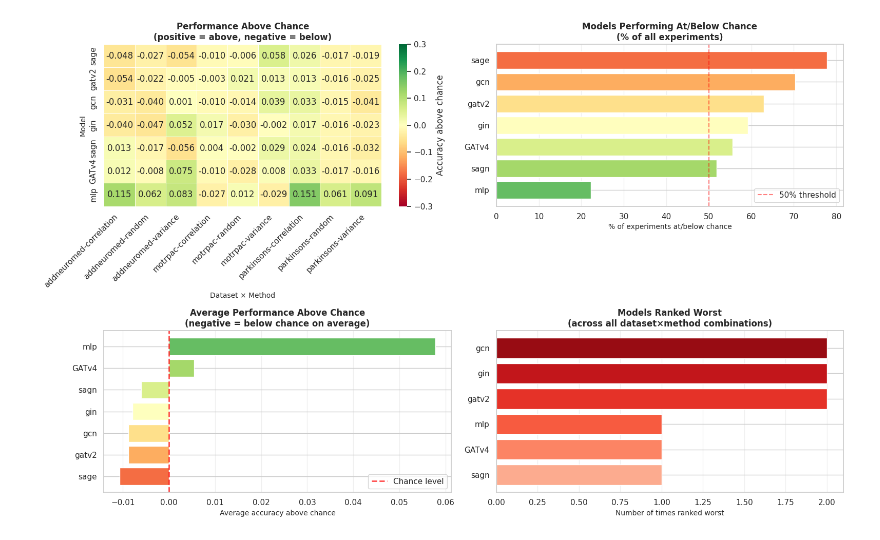
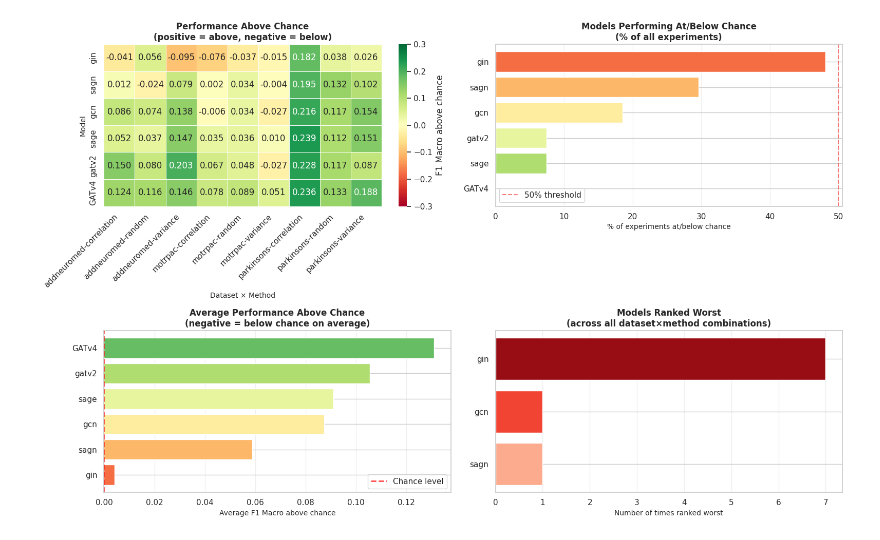
Before and after one commit to geometric-intelligence/ogbench, a Jupyter notebook: tutorials/final_results.ipynb, the cells around one changed output. Cells and saved outputs as stored; diff of their text form; code cells hidden in the pictures.

```diff
--- a/tutorials/final_results.ipynb
+++ b/tutorials/final_results.ipynb
@@ -422,7 +883,7 @@ for model_name in sorted(agg_df["model_name"].dropna().unique()):
     ax = sns.lineplot(
         data=sub,
         x="node_sample_ratio",
-        y="test_acc",
+        y="test_f1_macro",
         hue="data_name",        # <-- color = dataset
         style="method",         # <-- line style = method
         markers=True,
@@ -435,8 +896,8 @@ for model_name in sorted(agg_df["model_name"].dropna().unique()):
     for (data_name, method), grp in sub.groupby(["data_name", "method"]):
         ax.errorbar(
             grp["node_sample_ratio"],
-            grp["test_acc"],
-            yerr=grp["test_acc_std"],
+            grp["test_f1_macro"],
+            yerr=grp["test_f1_macro_std"],
             fmt="none",
             capsize=3,
             alpha=0.6,
@@ -471,9 +932,9 @@ for model_name in sorted(agg_df["model_name"].dropna().unique()):
     ax.set_xlim(xlim)
     ax.set_ylim(ylim)
 
-    ax.set_title(f"{model_name}: Test accuracy vs node sample ratio")
+    ax.set_title(f"{model_name}: Test F1 Macro vs node sample ratio")
     ax.set_xlabel("Node sample ratio")
-    ax.set_ylabel("Test accuracy")
+    ax.set_ylabel("Test F1 Macro")
     ax.legend(
         bbox_to_anchor=(1.02, 1),
         loc="upper left",
@@ -496,15 +956,15 @@ for model_name in sorted(agg_df["model_name"].dropna().unique()):
 
 # Add random chance baseline to each row
 agg_df["random_chance"] = agg_df["data_name"].map(random_chance_by_dataset)
-agg_df["above_chance"] = agg_df["test_acc"] > agg_df["random_chance"]
-agg_df["below_chance"] = agg_df["test_acc"] < agg_df["random_chance"]
-agg_df["at_or_below_chance"] = agg_df["test_acc"] <= agg_df["random_chance"]
-agg_df["acc_above_chance"] = agg_df["test_acc"] - agg_df["random_chance"]
+agg_df["above_chance"] = agg_df["test_f1_macro"] > agg_df["random_chance"]
+agg_df["below_chance"] = agg_df["test_f1_macro"] < agg_df["random_chance"]
+agg_df["at_or_below_chance"] = agg_df["test_f1_macro"] <= agg_df["random_chance"]
+agg_df["f1_above_chance"] = agg_df["test_f1_macro"] - agg_df["random_chance"]
 
 # Summary statistics per model
 model_summary = agg_df.groupby("model_name").agg({
-    "test_acc": ["mean", "std", "min", "max"],
-    "acc_above_chance": ["mean", "std", "min"],
+    "test_f1_macro": ["mean", "std", "min", "max"],
+    "f1_above_chance": ["mean", "std", "min"],
     "at_or_below_chance": "sum",
     "below_chance": "sum",
 }).round(4)
@@ -523,10 +983,10 @@ model_summary["pct_below_chance"] = (
     model_summary["at_or_below_chance_sum"] / model_summary["total_experiments"] * 100
 ).round(2)
 
-model_summary = model_summary.sort_values("acc_above_chance_mean")
+model_summary = model_summary.sort_values("f1_above_chance_mean")
 
 print("=" * 80)
-print("MODEL PERFORMANCE SUMMARY (sorted by avg performance above chance)")
+print("MODEL PERFORMANCE SUMMARY (sorted by avg F1 Macro above chance)")
 print("=" * 80)
 print(model_summary.to_string())
 print("\n")
@@ -537,7 +997,7 @@ fig = plt.figure(figsize=(16, 10))
 # 1. Heatmap: Performance relative to chance across datasets and methods
 ax1 = plt.subplot(2, 2, 1)
 pivot_data = agg_df.pivot_table(
-    values="acc_above_chance",
+    values="f1_above_chance",
     index="model_name",
     columns=["data_name", "method"],
     aggfunc="mean"
@@ -552,7 +1012,7 @@ sns.heatmap(
     center=0,
     vmin=-0.3,
     vmax=0.3,
-    cbar_kws={"label": "Accuracy above chance"},
+    cbar_kws={"label": "F1 Macro above chance"},
     ax=ax1,
     linewidths=0.5,
 )
@@ -576,12 +1036,12 @@ ax2.grid(axis="x", alpha=0.3)
 
 # 3. Bar chart: Average performance above chance per model
 ax3 = plt.subplot(2, 2, 3)
-avg_above_chance = model_summary["acc_above_chance_mean"].sort_values(ascending=True)
+avg_above_chance = model_summary["f1_above_chance_mean"].sort_values(ascending=True)
 colors = plt.cm.RdYlGn(np.linspace(0.2, 0.8, len(avg_above_chance)))
 bars = ax3.barh(range(len(avg_above_chance)), avg_above_chance.values, color=colors)
 ax3.set_yticks(range(len(avg_above_chance)))
 ax3.set_yticklabels(avg_above_chance.index)
-ax3.set_xlabel("Average accuracy above chance", fontsize=10)
+ax3.set_xlabel("Average F1 Macro above chance", fontsize=10)
 ax3.set_title("Average Performance Above Chance\n(negative = below chance on average)", fontsize=12, fontweight="bold")
 ax3.axvline(x=0, color="red", linestyle="--", linewidth=2, alpha=0.7, label="Chance level")
 ax3.legend()
@@ -592,7 +1052,7 @@ ax4 = plt.subplot(2, 2, 4)
 worst_counts = {}
 for (data_name, method), group in agg_df.groupby(["data_name", "method"]):
     if len(group) > 0:
-        worst_model = group.loc[group["test_acc"].idxmin(), "model_name"]
+        worst_model = group.loc[group["test_f1_macro"].idxmin(), "model_name"]
         worst_counts[worst_model] = worst_counts.get(worst_model, 0) + 1
 
 worst_df = pd.Series(worst_counts).sort_values(ascending=True)
@@ -625,11 +1085,64 @@ if len(worst_df) > 0:
         print(f"  - {model}: worst in {count} dataset×method combinations")
 
 print(f"\nModels with negative average performance above chance:")
-negative_avg = model_summary[model_summary["acc_above_chance_mean"] < 0]
+negative_avg = model_summary[model_summary["f1_above_chance_mean"] < 0]
 if len(negative_avg) > 0:
     for model, row in negative_avg.iterrows():
-        print(f"  - {model}: avg {row['acc_above_chance_mean']:.4f} above chance")
+        print(f"  - {model}: avg {row['f1_above_chance_mean']:.4f} above chance")
 else:
     print("  None")
+
+# ============================================================================
+# DETAILED BREAKDOWN: Performance by dataset and method
+# ============================================================================
+print("\n" + "=" * 80)
+print("DETAILED BREAKDOWN: Performance by Dataset and Method")
+print("=" * 80)
+
+# For each model, show performance breakdown by dataset and method
+for model_name in sorted(agg_df["model_name"].dropna().unique()):
+    model_data = agg_df[agg_df["model_name"] == model_name].copy()
+    model_data["above_chance"] = model_data["test_f1_macro"] > model_data["random_chance"]
+    model_data["below_chance"] = model_data["test_f1_macro"] < model_data["random_chance"]
+
+    print(f"\n{model_name.upper()}:")
+    print("-" * 60)
+
+    # Overall stats
+    total = len(model_data)
+    below = model_data["below_chance"].sum()
+    at_or_below = (model_data["test_f1_macro"] <= model_data["random_chance"]).sum()
+    avg_f1 = model_data["test_f1_macro"].mean()
+    avg_above_chance = model_data["f1_above_chance"].mean()
+
+    print(f"  Overall: {at_or_below}/{total} ({100*at_or_below/total:.1f}%) at/below chance")
+    print(f"  Average F1 Macro: {avg_f1:.4f} (avg above chance: {avg_above_chance:.4f})")
+
+    # Breakdown by dataset
+    print(f"  By Dataset:")
+    for data_name in sorted(model_data["data_name"].dropna().unique()):
+        sub = model_data[model_data["data_name"] == data_name]
+        random_chance = sub["random_chance"].iloc[0]
+        below_count = (sub["test_f1_macro"] < random_chance).sum()
+        at_or_below_count = (sub["test_f1_macro"] <= random_chance).sum()
+        avg_f1_ds = sub["test_f1_macro"].mean()
+        print(f"    {data_name}: {at_or_below_count}/{len(sub)} at/below chance, avg F1={avg_f1_ds:.4f} (chance={random_chance:.4f})")
+
+    # Breakdown by method
+    print(f"  By Method:")
+    for method in sorted(model_data["method"].dropna().unique()):
+        sub = model_data[model_data["method"] == method]
+        below_count = sub["below_chance"].sum()
+        at_or_below_count = (sub["test_f1_macro"] <= sub["random_chance"]).sum()
+        avg_f1_method = sub["test_f1_macro"].mean()
+        print(f"    {method}: {at_or_below_count}/{len(sub)} at/below chance, avg F1={avg_f1_method:.4f}")
+
+    # Worst performing combinations
+    model_data["f1_above_chance"] = model_data["test_f1_macro"] - model_data["random_chance"]
+    worst_combos = model_data.nsmallest(3, "f1_above_chance")[["data_name", "method", "node_sample_ratio", "test_f1_macro", "f1_above_chance"]]
+    if len(worst_combos) > 0:
+        print(f"  Worst 3 combinations:")
+        for idx, row in worst_combos.iterrows():
+            print(f"    {row['data_name']} × {row['method']} × ratio={row['node_sample_ratio']:.2f}: F1={row['test_f1_macro']:.4f} (above chance: {row['f1_above_chance']:.4f})")
 # %% [output]
 ================================================================================
@@ -647,4 +1159,4 @@ mlp                0.5889        0.1050        0.4425        0.7760
-[figure, old version]
+[figure, new version]
 ================================================================================
 KEY FINDINGS:
 ================================================================================
```
Also changed, not shown: parts of 13 cells of this notebook, 2 other files.
